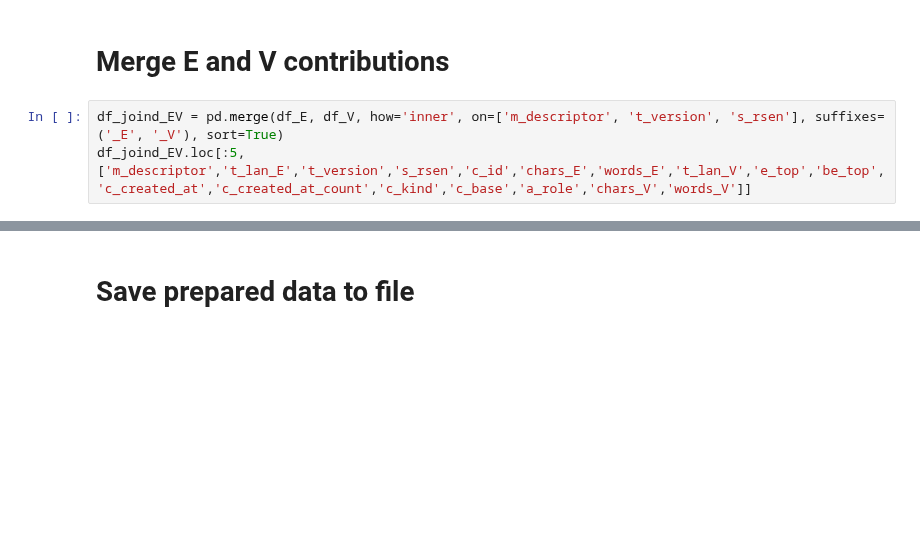
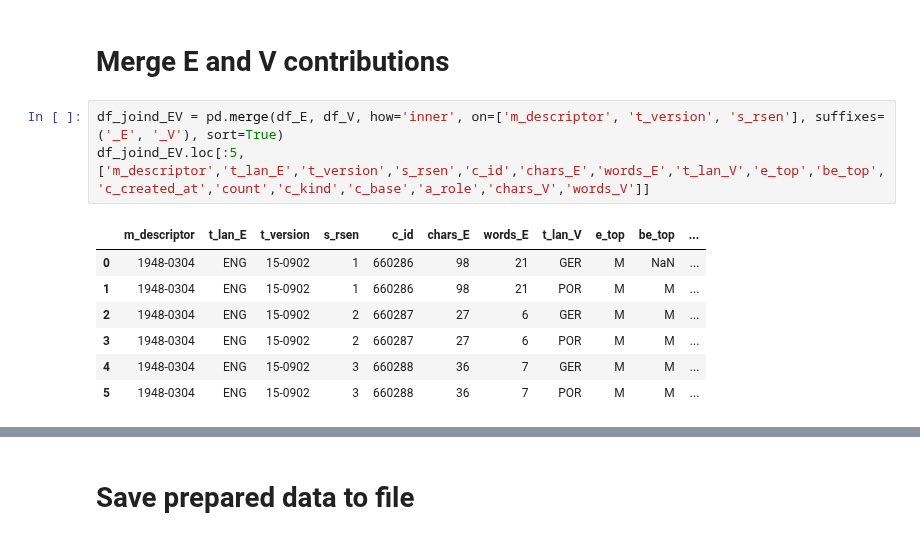
Before and after one commit to ClosedLoopAI/data-science-masters-thesis, a Jupyter notebook: _notebooks/2020-10-19-PredictTranslationWordAndCharCount_1.ipynb, the cells around one changed output, grey strips where cells are left out. Cells and saved outputs as stored; diff of their text form; blank space fills up the shorter version.

```diff
--- a/_notebooks/2020-10-19-PredictTranslationWordAndCharCount_1.ipynb
+++ b/_notebooks/2020-10-19-PredictTranslationWordAndCharCount_1.ipynb
@@ -717,7 +799,15 @@ df_V
 # Merge E and V contributions
 # %%
 df_joind_EV = pd.merge(df_E, df_V, how='inner', on=['m_descriptor', 't_version', 's_rsen'], suffixes=('_E', '_V'), sort=True)
-df_joind_EV.loc[:5,['m_descriptor','t_lan_E','t_version','s_rsen','c_id','chars_E','words_E','t_lan_V','e_top','be_top','c_created_at','c_created_at_count','c_kind','c_base','a_role','chars_V','words_V']]
+df_joind_EV.loc[:5,['m_descriptor','t_lan_E','t_version','s_rsen','c_id','chars_E','words_E','t_lan_V','e_top','be_top','c_created_at','count','c_kind','c_base','a_role','chars_V','words_V']]
+# %% [output]
+|  | m_descriptor | t_lan_E | t_version | s_rsen | c_id | chars_E | words_E | t_lan_V | e_top | be_top | ... |
+| 0 | 1948-0304 | ENG | 15-0902 | 1 | 660286 | 98 | 21 | GER | M | NaN | ... |
+| 1 | 1948-0304 | ENG | 15-0902 | 1 | 660286 | 98 | 21 | POR | M | M | ... |
+| 2 | 1948-0304 | ENG | 15-0902 | 2 | 660287 | 27 | 6 | GER | M | M | ... |
+| 3 | 1948-0304 | ENG | 15-0902 | 2 | 660287 | 27 | 6 | POR | M | M | ... |
+| 4 | 1948-0304 | ENG | 15-0902 | 3 | 660288 | 36 | 7 | GER | M | M | ... |
+| 5 | 1948-0304 | ENG | 15-0902 | 3 | 660288 | 36 | 7 | POR | M | M | ... |
 # %%
 #hide
 df_joind_EV
```
Also changed, not shown: parts of 9 cells of this notebook.
